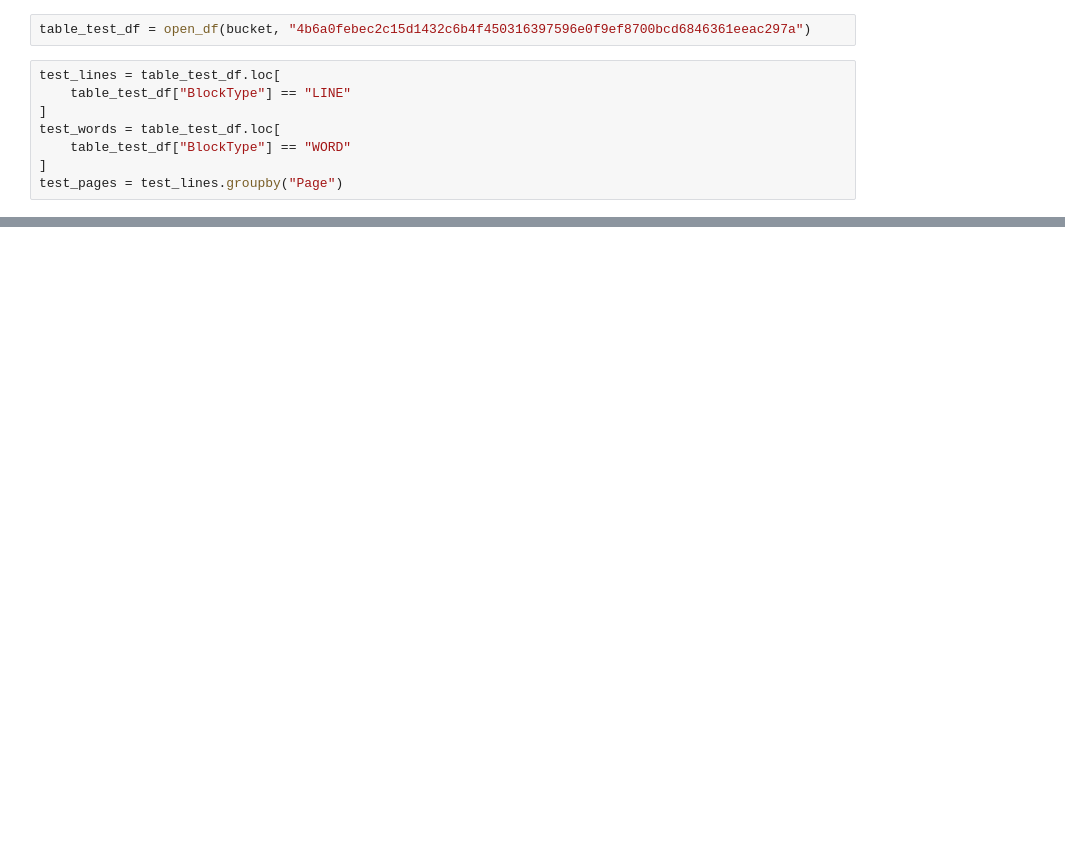
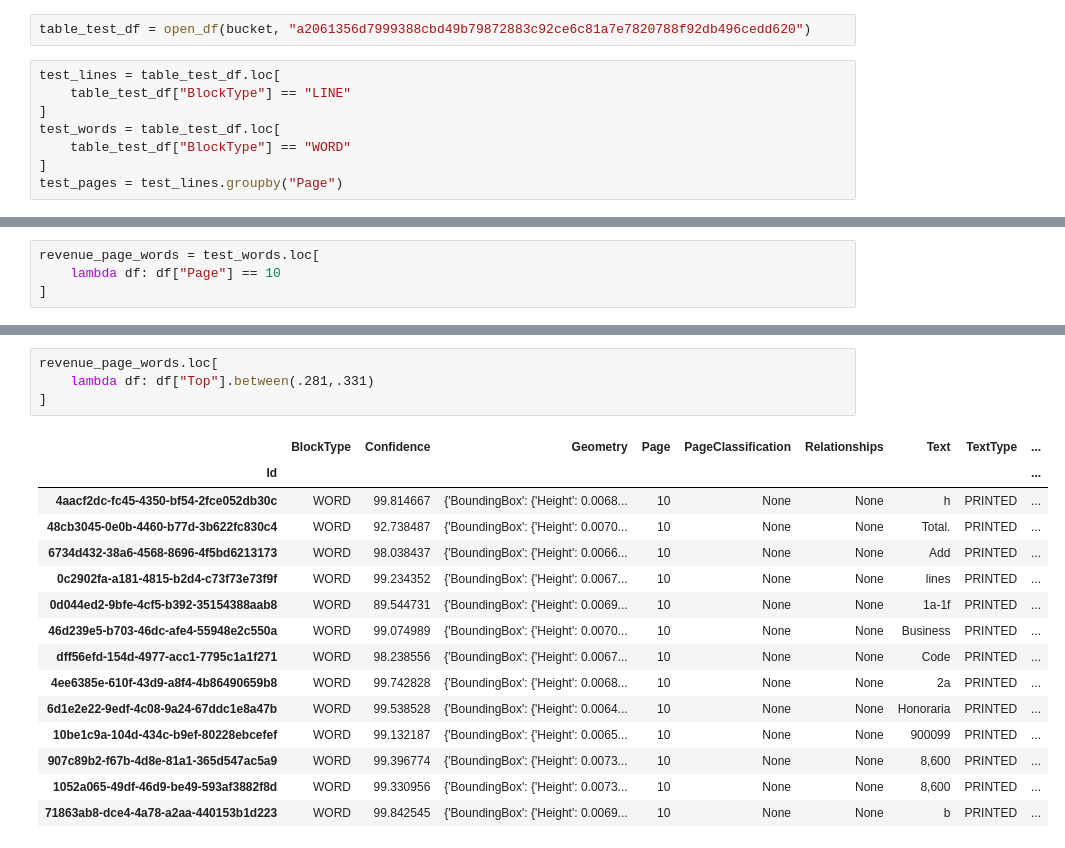
Before and after one commit to ethanscorey/parse_990_textract, a Jupyter notebook: debug_notebook.ipynb, the cells around one changed output, grey strips where cells are left out. Cells and saved outputs as stored; diff of their text form; blank space fills up the shorter version.

Commit message:
Added revenue statement parsing

```diff
--- a/debug_notebook.ipynb
+++ b/debug_notebook.ipynb
@@ -160,5 +312,5 @@ if VALIDATE_TOP:
 # %%
-table_test_df = open_df(bucket, "4b6a0febec2c15d1432c6b4f450316397596e0f9ef8700bcd6846361eeac297a")
+table_test_df = open_df(bucket, "a2061356d7999388cbd49b79872883c92ce6c81a7e7820788f92db496cedd620")
 # %%
 test_lines = table_test_df.loc[
     table_test_df["BlockType"] == "LINE"
@@ -394,0 +416,4 @@ header_words.sort_values(by="Left")[["Text", "Left", "Right", "Midpoint_Y"]].tai
+# %%
+revenue_page_words = test_words.loc[
+    lambda df: df["Page"] == 10
+]
@@ -394,0 +430,20 @@ header_words.sort_values(by="Left")[["Text", "Left", "Right", "Midpoint_Y"]].tai
+# %%
+revenue_page_words.loc[
+    lambda df: df["Top"].between(.281,.331)
+]
+# %% [output]
+|  | BlockType | Confidence | Geometry | Page | PageClassification | Relationships | Text | TextType | ... |
+| Id |  |  |  |  |  |  |  |  | ... |
+| 4aacf2dc-fc45-4350-bf54-2fce052db30c | WORD | 99.814667 | {'BoundingBox': {'Height': 0.0068... | 10 | None | None | h | PRINTED | ... |
+| 48cb3045-0e0b-4460-b77d-3b622fc830c4 | WORD | 92.738487 | {'BoundingBox': {'Height': 0.0070... | 10 | None | None | Total. | PRINTED | ... |
+| 6734d432-38a6-4568-8696-4f5bd6213173 | WORD | 98.038437 | {'BoundingBox': {'Height': 0.0066... | 10 | None | None | Add | PRINTED | ... |
+| 0c2902fa-a181-4815-b2d4-c73f73e73f9f | WORD | 99.234352 | {'BoundingBox': {'Height': 0.0067... | 10 | None | None | lines | PRINTED | ... |
+| 0d044ed2-9bfe-4cf5-b392-35154388aab8 | WORD | 89.544731 | {'BoundingBox': {'Height': 0.0069... | 10 | None | None | 1a-1f | PRINTED | ... |
+| 46d239e5-b703-46dc-afe4-55948e2c550a | WORD | 99.074989 | {'BoundingBox': {'Height': 0.0070... | 10 | None | None | Business | PRINTED | ... |
+| dff56efd-154d-4977-acc1-7795c1a1f271 | WORD | 98.238556 | {'BoundingBox': {'Height': 0.0067... | 10 | None | None | Code | PRINTED | ... |
+| 4ee6385e-610f-43d9-a8f4-4b86490659b8 | WORD | 99.742828 | {'BoundingBox': {'Height': 0.0068... | 10 | None | None | 2a | PRINTED | ... |
+| 6d1e2e22-9edf-4c08-9a24-67ddc1e8a47b | WORD | 99.538528 | {'BoundingBox': {'Height': 0.0064... | 10 | None | None | Honoraria | PRINTED | ... |
+| 10be1c9a-104d-434c-b9ef-80228ebcefef | WORD | 99.132187 | {'BoundingBox': {'Height': 0.0065... | 10 | None | None | 900099 | PRINTED | ... |
+| 907c89b2-f67b-4d8e-81a1-365d547ac5a9 | WORD | 99.396774 | {'BoundingBox': {'Height': 0.0073... | 10 | None | None | 8,600 | PRINTED | ... |
+| 1052a065-49df-46d9-be49-593af3882f8d | WORD | 99.330956 | {'BoundingBox': {'Height': 0.0073... | 10 | None | None | 8,600 | PRINTED | ... |
+| 71863ab8-dce4-4a78-a2aa-440153b1d223 | WORD | 99.842545 | {'BoundingBox': {'Height': 0.0069... | 10 | None | None | b | PRINTED | ... |
```
Also changed, not shown: parts of 53 cells of this notebook, 6 other files.
